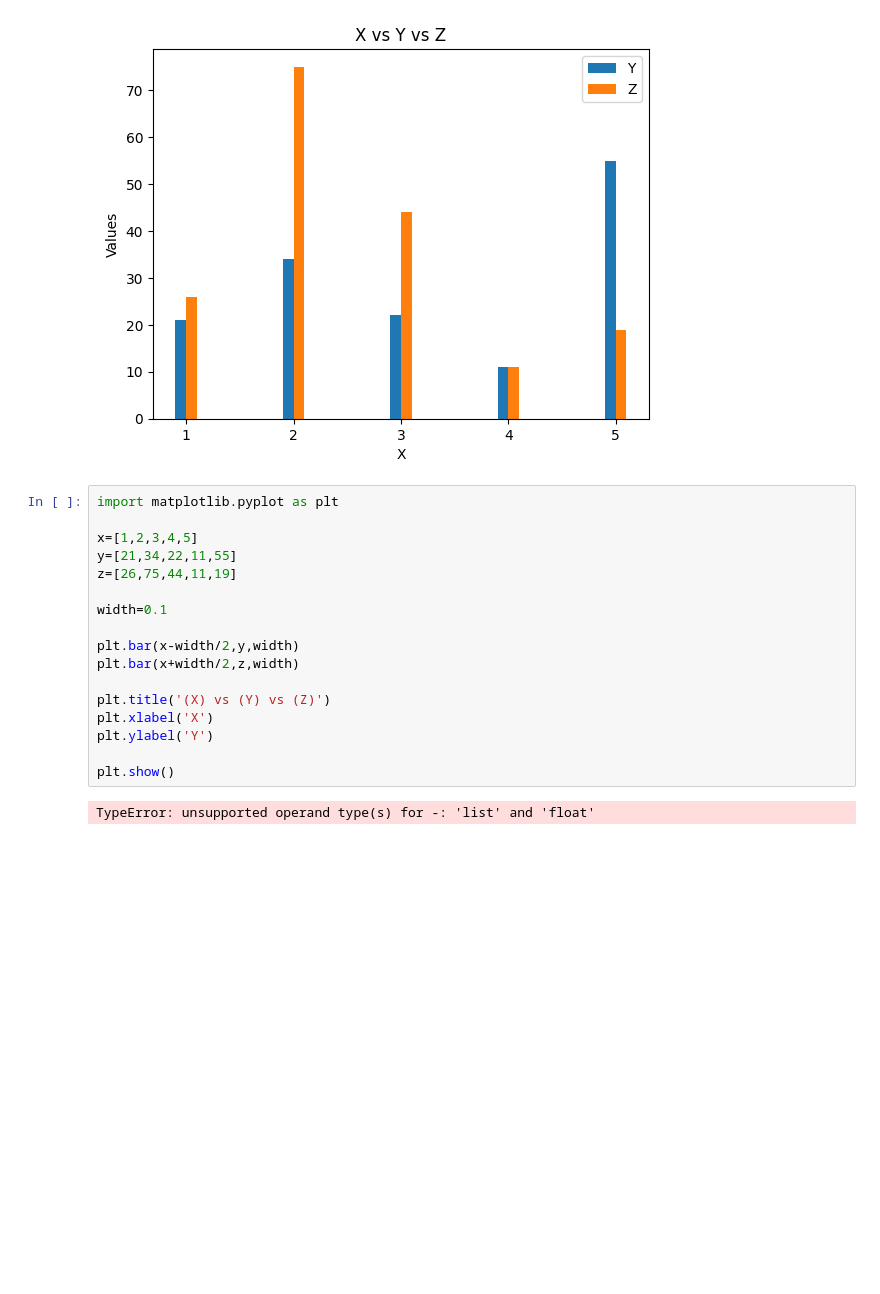
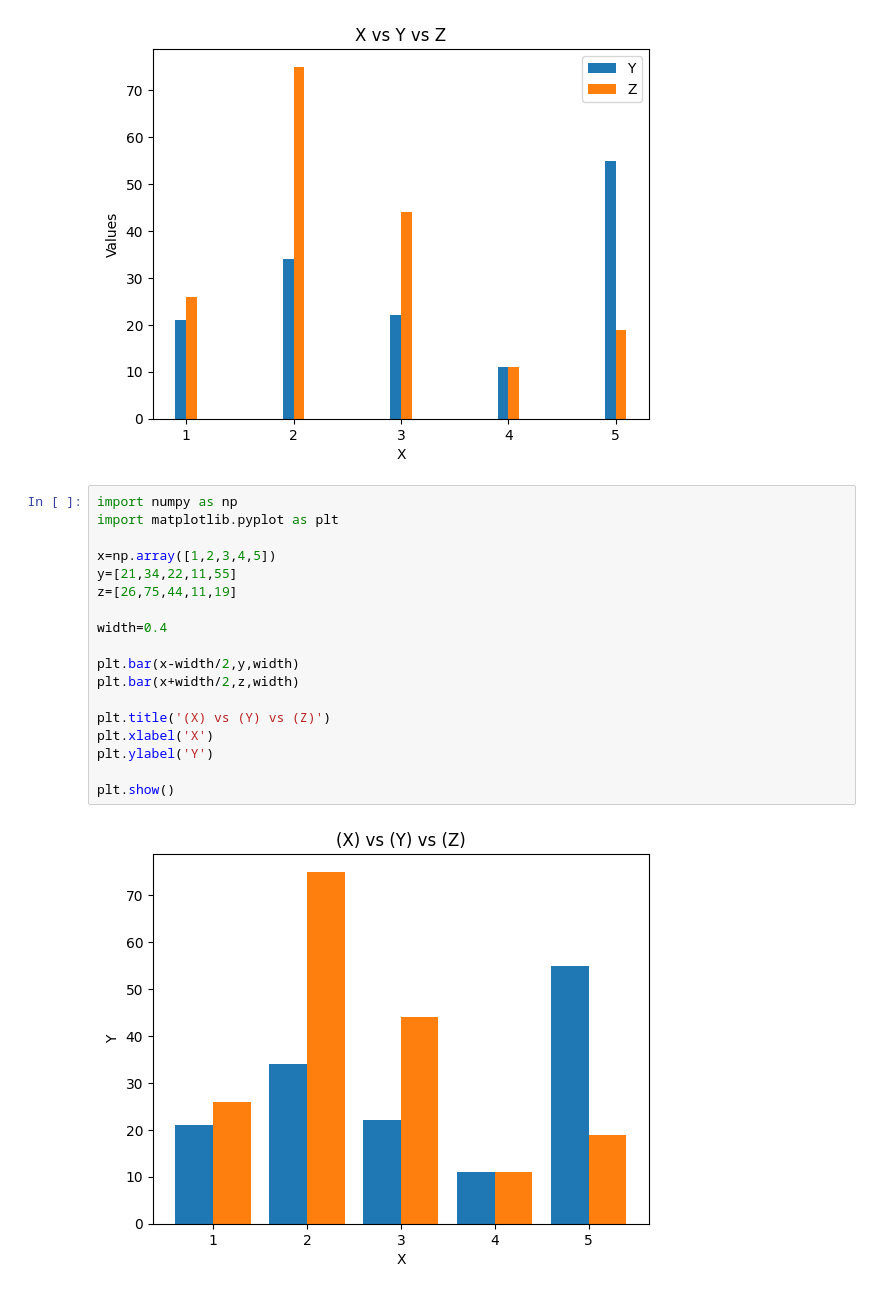
Before and after one commit to Shayan1064/machine-learning-journey, a Jupyter notebook: Day 9/Untitled.ipynb, the cells around one changed output. Drawn from its saved outputs; the diff is of its cells as text; blank space fills up the shorter version.

```diff
--- a/Day 9/Untitled.ipynb
+++ b/Day 9/Untitled.ipynb
@@ -120,21 +120,22 @@ plt.show()
 # %% [output]
 [figure]
 # %%
+import numpy as np
 import matplotlib.pyplot as plt
 
-x=[1,2,3,4,5]
+x=np.array([1,2,3,4,5])
 y=[21,34,22,11,55]
 z=[26,75,44,11,19]
 
-width=0.1
+width=0.4
 
 plt.bar(x-width/2,y,width)
 plt.bar(x+width/2,z,width)
 
 plt.title('(X) vs (Y) vs (Z)')
 plt.xlabel('X')
 plt.ylabel('Y')
 
 plt.show()
 # %% [output]
-TypeError: unsupported operand type(s) for -: 'list' and 'float'
+[figure, added]
```
Also changed, not shown: parts of 2 cells of this notebook.
